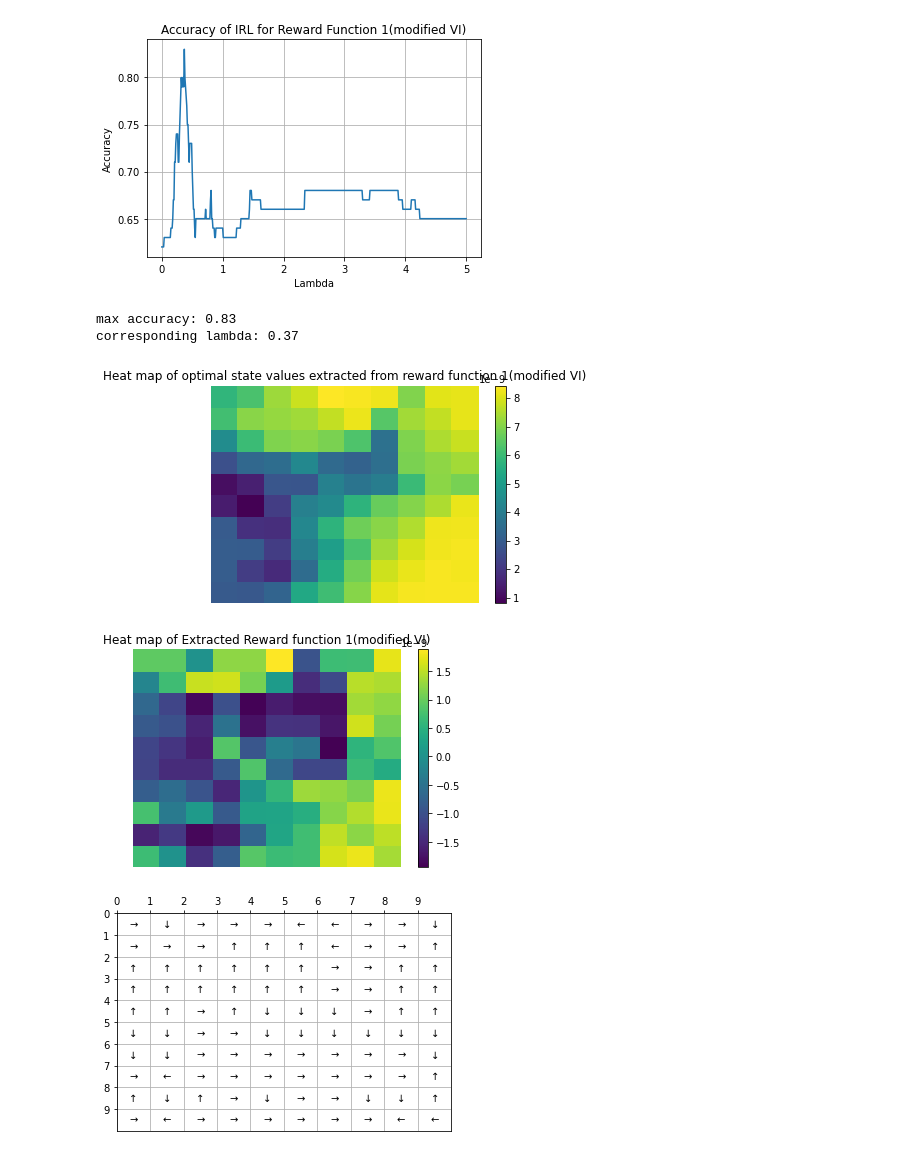
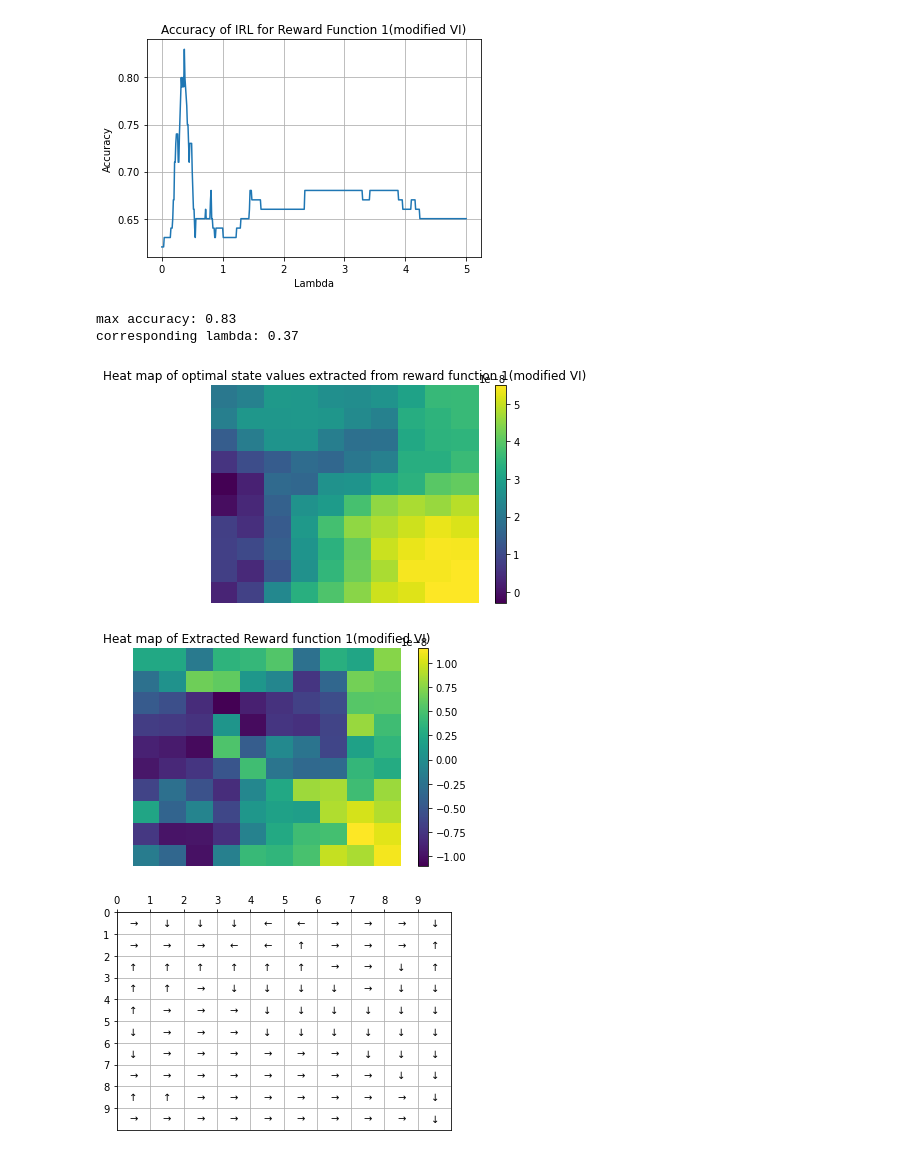
Before and after one commit to willytai/EE232E-2022-Spring, a Jupyter notebook: project3/q20_25.ipynb, the cells around one changed output. Saved outputs shown, nothing was run; the diff lists cells and outputs as text; code cells hidden in the pictures.

```diff
--- a/project3/q20_25.ipynb
+++ b/project3/q20_25.ipynb
@@ -145,7 +145,7 @@ def modified_find_policy(n_states, n_actions, transition_probabilities, reward,
     return v, policy
 # %%
 grid_size = 10
-wind = 0.6
+wind = 0.1
 discount = 0.8
 
 gw2 = Gridworld(grid_size, wind, discount, 2)
@@ -175,7 +175,9 @@ plt.grid()
 plt.show()
 print(f'max accuracy: {max(acclist)}')
 print(f'corresponding lambda: {lambdas[np.argmax(acclist)]}')
-
+lm = lambdas[np.argmax(acclist)]
+R = irl(policy, gw2, lm, discount, 1.0)
+v, policy_irl = modified_find_policy(gw2.n_states, gw2.n_actions, gw2.transition_probability, R, gw2.discount, threshold=1e-10, v=None, exp_rate=0, stochastic=False)
 value_matrix = np.zeros((grid_size, grid_size))
 for i in range(gw2.n_states):
     value_matrix[int(i%grid_size)][int(i/grid_size)] = v[i]
@@ -229,34 +231,36 @@ plt.plot(lambdas,acclist)
 plt.xlabel("Lambda")
 plt.ylabel("Accuracy")
 plt.title("Accuracy of IRL for Reward Function 1(modified VI)")
 plt.grid()
 plt.show()
 print(f'max accuracy: {max(acclist)}')
 print(f'corresponding lambda: {lambdas[np.argmax(acclist)]}')
-
+lm = lambdas[np.argmax(acclist)]
+R = irl(policy, gw1, lm, discount, 1.0)
+v, policy_irl = modified_find_policy(gw1.n_states, gw1.n_actions, gw1.transition_probability, R, gw1.discount, threshold=1e-10, v=None, exp_rate=0, stochastic=False)
 value_matrix = np.zeros((grid_size, grid_size))
 for i in range(gw1.n_states):
     value_matrix[int(i%grid_size)][int(i/grid_size)] = v[i]
 plt.pcolor(np.flipud(value_matrix))
 plt.colorbar()
 plt.axis('off')
 plt.title('Heat map of optimal state values extracted from reward function 1(modified VI)')
 plt.show()
 
 plt.pcolor(np.flipud(R.reshape((10,10)).T))
 plt.colorbar()
 plt.axis('off')
 plt.title('Heat map of Extracted Reward function 1(modified VI)')
 plt.show()
 
 action_matrix = np.zeros((grid_size, grid_size))
 for i in range(gw1.n_states):
     action_matrix[int(i%grid_size)][int(i/grid_size)] = policy_irl[i]
 plot_arrow(action_matrix)
 # %% [output]
 [figure]
 max accuracy: 0.83
 corresponding lambda: 0.37
-[figure, old version]
+[figure, new version]
-[figure, old version]
+[figure, new version]
-[figure, old version]
+[figure, new version]
```
Also changed, not shown: parts of 5 cells of this notebook.
